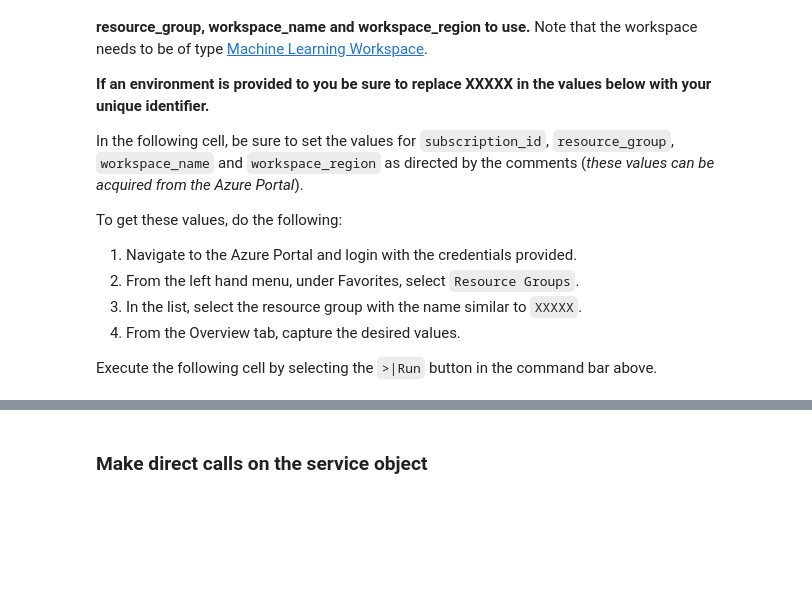
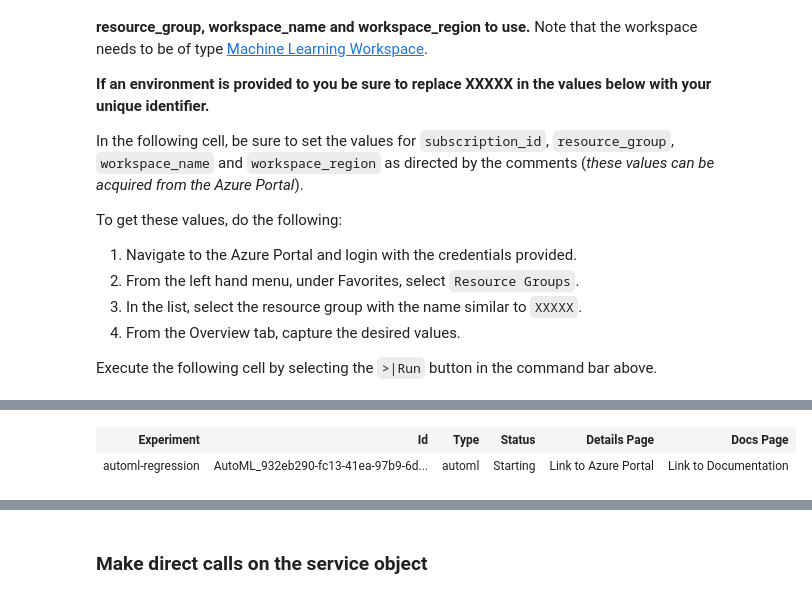
Before and after one commit to solliancenet/azure-machine-learning-quickstarts, a Jupyter notebook: aml-python-sdk/starter-artifacts/python-notebooks/03-aml-automl/automl-with-AML.ipynb, the cells around one changed output, grey strips where cells are left out. Saved outputs shown, nothing was run; the diff lists cells and outputs as text; code cells hidden in the pictures; blank space fills up the shorter version.

```diff
--- a/aml-python-sdk/starter-artifacts/python-notebooks/03-aml-automl/automl-with-AML.ipynb
+++ b/aml-python-sdk/starter-artifacts/python-notebooks/03-aml-automl/automl-with-AML.ipynb
@@ -60,0 +129,2 @@ webservice = ws.webservices[service_name]
+# %%
+experiment = Experiment(ws, experiment_name)
@@ -60,0 +172,20 @@ webservice = ws.webservices[service_name]
+# %%
+### Create AML CPU based Compute Cluster
+from azureml.core.compute import ComputeTarget, AmlCompute
+from azureml.core.compute_target import ComputeTargetException
+
+try:
+    compute_target = ComputeTarget(workspace=ws, name=cluster_name)
+    print('Found existing compute target.')
+except ComputeTargetException:
+    print('Creating a new compute target...')
+    compute_config = AmlCompute.provisioning_configuration(vm_size='STANDARD_D12_V2',
+                                                           max_nodes=4)
+
+    # create the cluster
+    compute_target = ComputeTarget.create(ws, cluster_name, compute_config)
+
+    compute_target.wait_for_completion(show_output=True)
+
+# Use the 'status' property to get a detailed status for the current AmlCompute.
+print(compute_target.status.serialize())
@@ -60,0 +261,18 @@ webservice = ws.webservices[service_name]
+# %%
+automl_config = AutoMLConfig(task = 'regression',
+                             iterations = 5,
+                             iteration_timeout_minutes = 2,
+                             max_cores_per_iteration = 10,
+                             preprocess= True,
+                             primary_metric='normalized_root_mean_squared_error',
+                             n_cross_validations = 3,
+                             debug_log = 'automl.log',
+                             verbosity = logging.DEBUG,
+                             data_script = project_folder + "/get_data.py",
+                             compute_target = compute_target,
+                             path = project_folder)
+remote_run = experiment.submit(automl_config, show_output=False)
+remote_run
+# %% [output]
+| Experiment | Id | Type | Status | Details Page | Docs Page |
+| automl-regression | AutoML_932eb290-fc13-41ea-97b9-6d... | automl | Starting | Link to Azure Portal | Link to Documentation |
```
Also changed, not shown: parts of 51 cells of this notebook.
